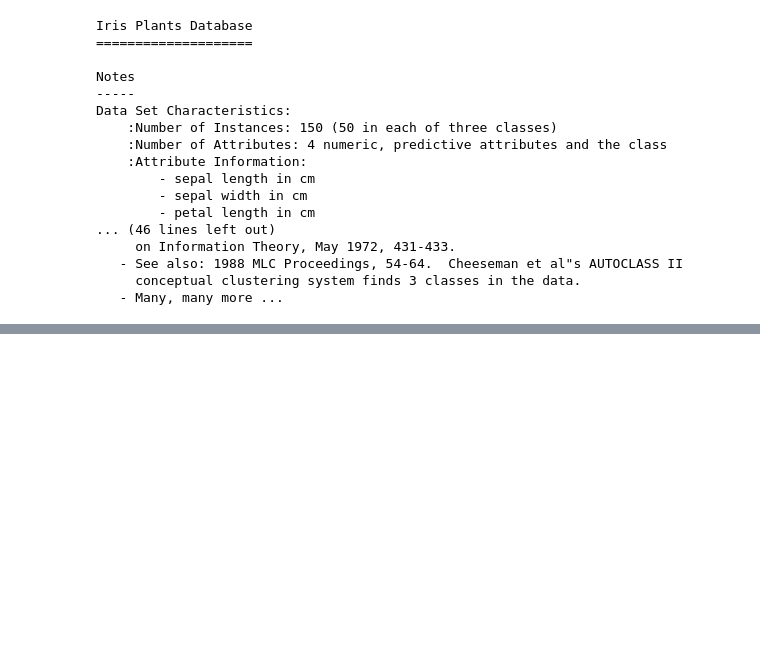
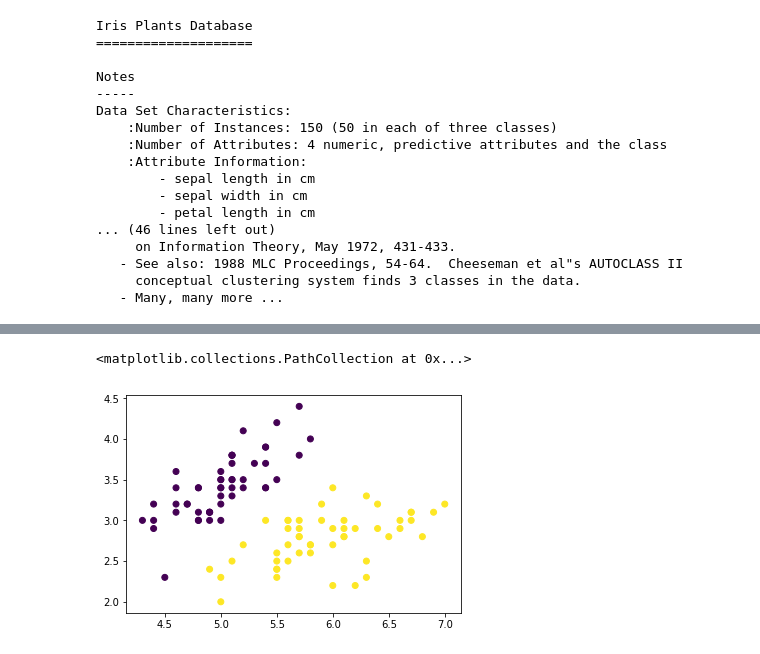
Before and after one commit to khirayama/data-analysis-training, a Jupyter notebook: p129-section011-iris.ipynb, the cells around one changed output, grey strips where cells are left out. Saved outputs shown, nothing was run; the diff lists cells and outputs as text; code cells hidden in the pictures; blank space fills up the shorter version.

```diff
--- a/p129-section011-iris.ipynb
+++ b/p129-section011-iris.ipynb
@@ -32,3 +32,7 @@ Data Set Characteristics:
 # %%
 tmp_data = pd.DataFrame(iris.data, columns=iris.feature_names)
 tmp_data["target"] = iris.target
+# %%
+data_iris = tmp_data[tmp_data['target'] <= 1]
+# print(data_iris.head())
+# print(data_iris.shape)
@@ -34,0 +54,5 @@ tmp_data["target"] = iris.target
+# %%
+plt.scatter(data_iris.iloc[:, 0], data_iris.iloc[:, 1], c=data_iris["target"])
+# %% [output]
+<matplotlib.collections.PathCollection at 0x...>
+[figure, added]
```
Also changed, not shown: parts of 1 cell of this notebook.
